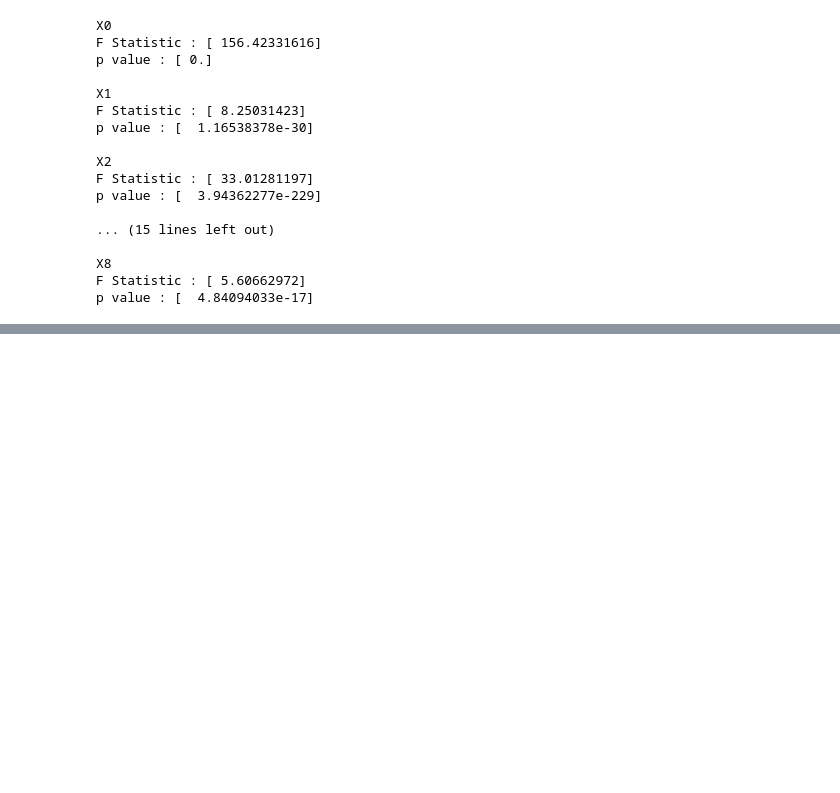
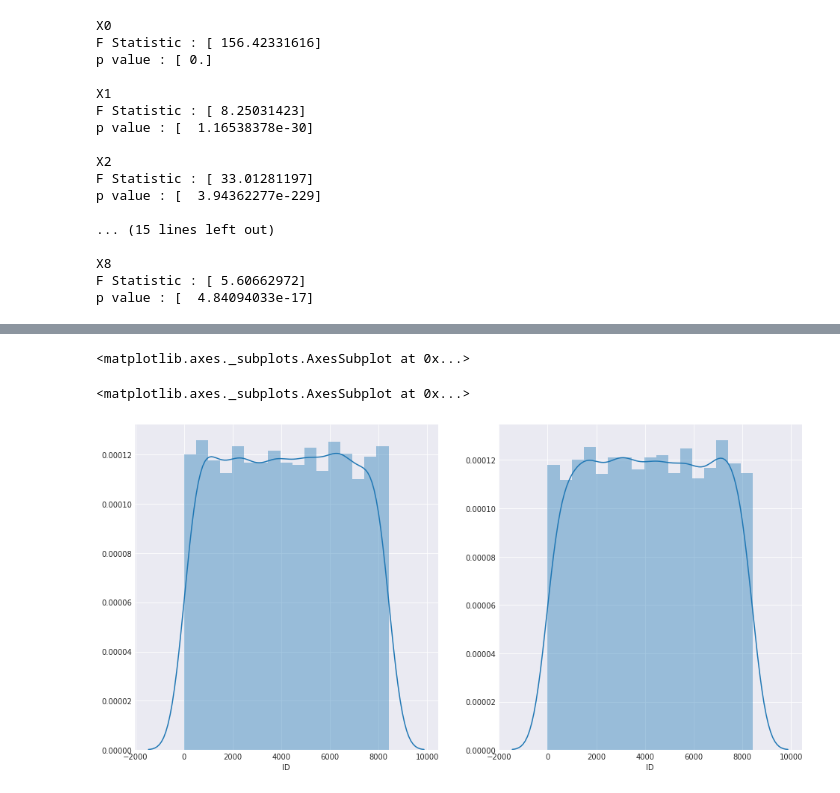
Before and after one commit to skakshay/Merc-Benz-Manufacturing, a Jupyter notebook: nb1.ipynb, the cells around one changed output, grey strips where cells are left out. Saved outputs shown, nothing was run; the diff lists cells and outputs as text; code cells hidden in the pictures; blank space fills up the shorter version.

```diff
--- a/nb1.ipynb
+++ b/nb1.ipynb
@@ -270,0 +320,8 @@ The features are statistically significant except for X4. And as we saw X4 is a
+# %%
+_,ax = plt.subplots(ncols=2, figsize=(16,8))
+sns.distplot(train1['ID'], ax=ax[0])
+sns.distplot(test['ID'], ax=ax[1])
+# %% [output]
+<matplotlib.axes._subplots.AxesSubplot at 0x...>
+<matplotlib.axes._subplots.AxesSubplot at 0x...>
+[figure, added]
```
Also changed, not shown: parts of 15 cells of this notebook.
